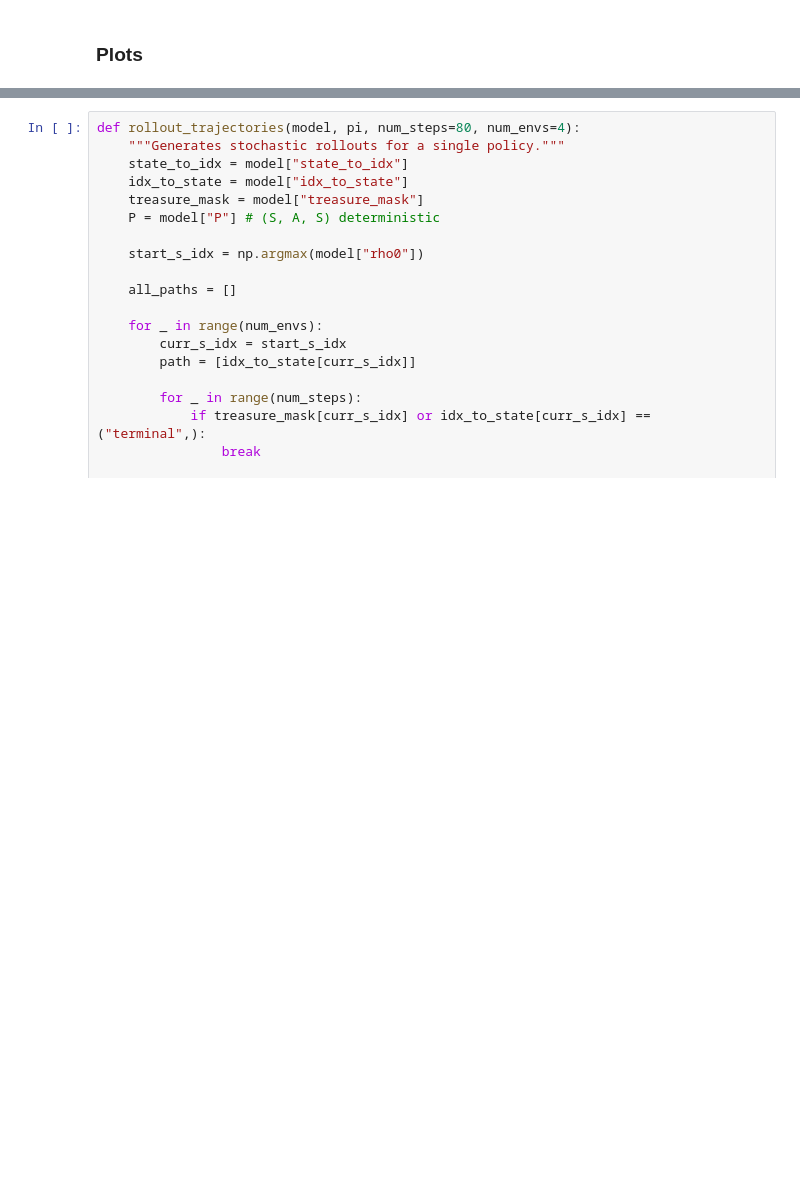
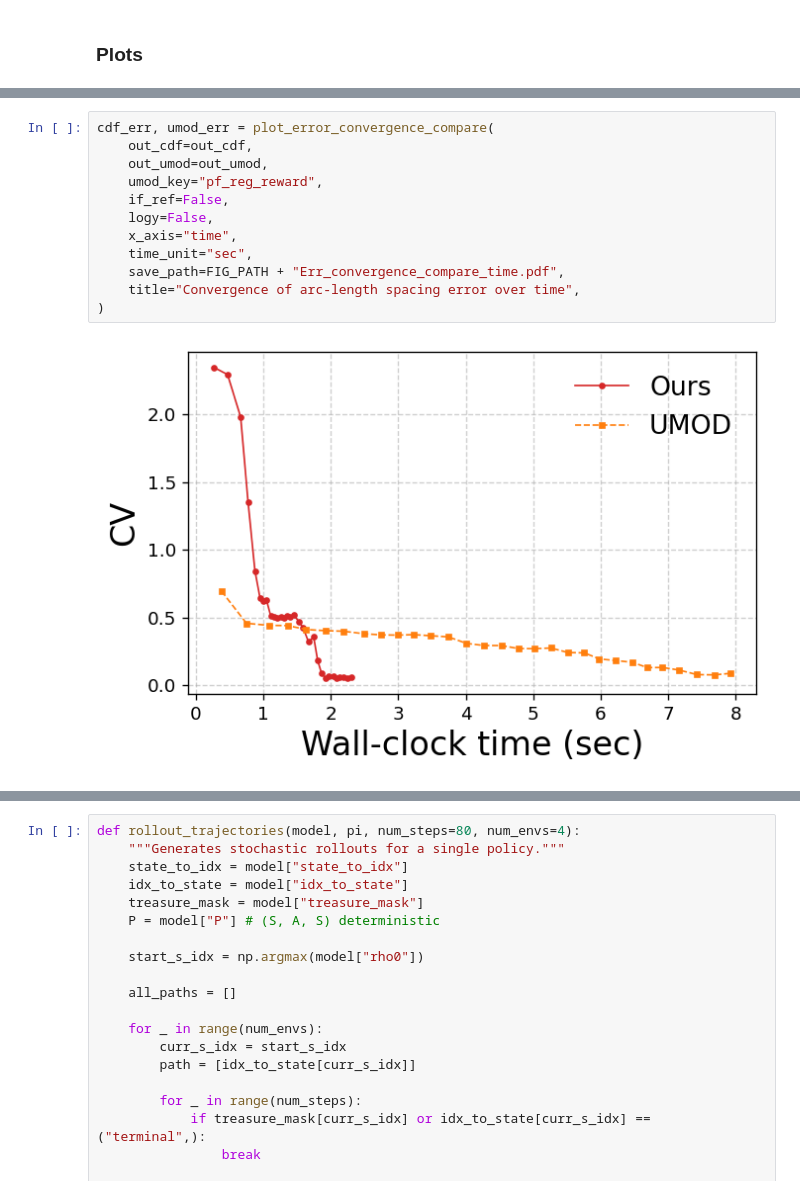
Before and after one commit to Liuyuan999/MOO_Uniform_PF, a Jupyter notebook: DST/Policy_update_DST_with_baseline.ipynb, the cells around one changed output, grey strips where cells are left out. Cells and saved outputs as stored; diff of their text form; blank space fills up the shorter version.

```diff
--- a/DST/Policy_update_DST_with_baseline.ipynb
+++ b/DST/Policy_update_DST_with_baseline.ipynb
@@ -3383,3 +3228,17 @@ cdf_err, umod_err = plot_error_convergence_compare(
+# %%
+cdf_err, umod_err = plot_error_convergence_compare(
+    out_cdf=out_cdf,
+    out_umod=out_umod,
+    umod_key="pf_reg_reward",
+    if_ref=False,
+    logy=False,
+    x_axis="time",
+    time_unit="sec",
+    save_path=FIG_PATH + "Err_convergence_compare_time.pdf",
+    title="Convergence of arc-length spacing error over time",
+)
+# %% [output]
+[figure, added]
 # %%
 configs = [
     (out_uni,  "s", "--", r"Uniform-$w$"),
```
Also changed, not shown: parts of 39 cells of this notebook.
